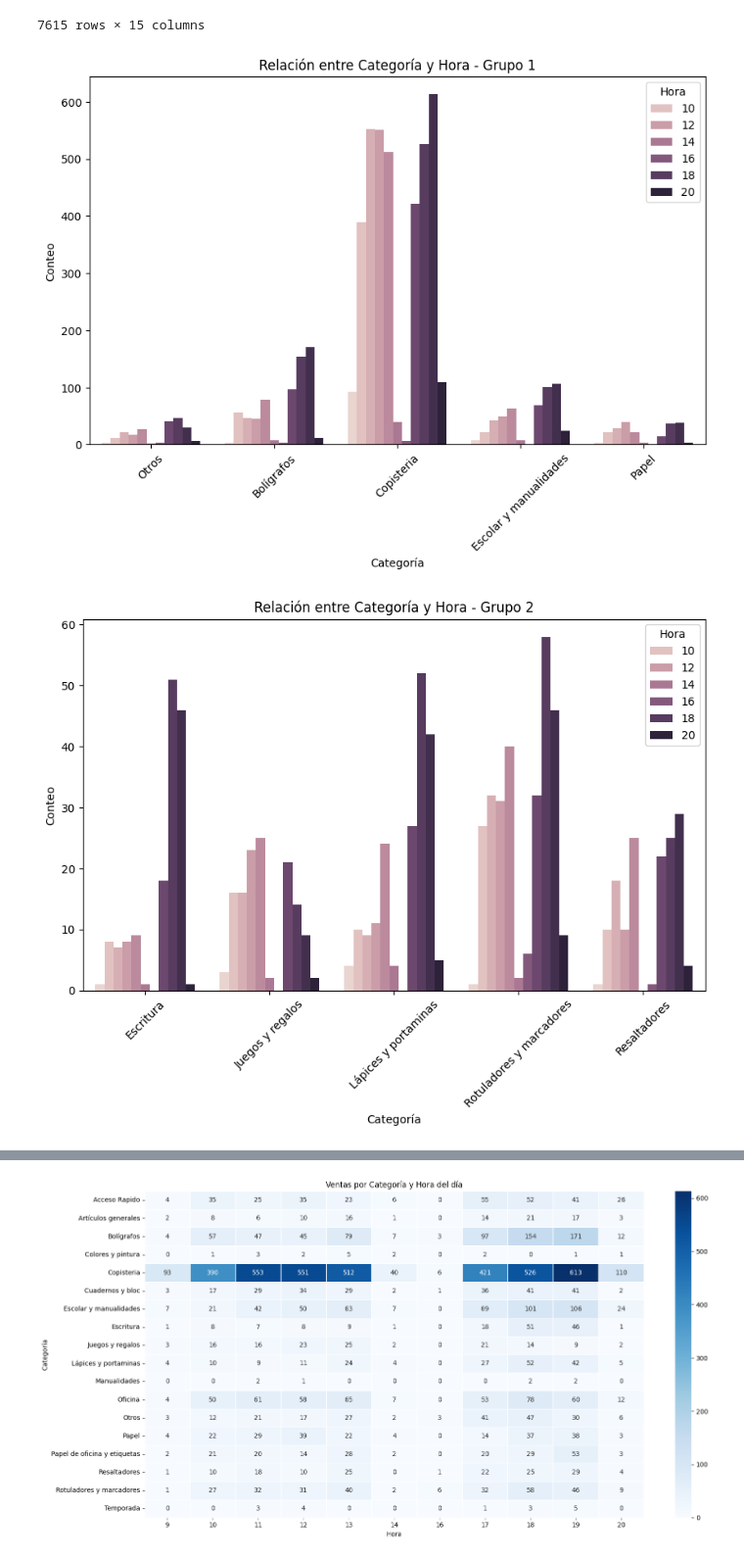
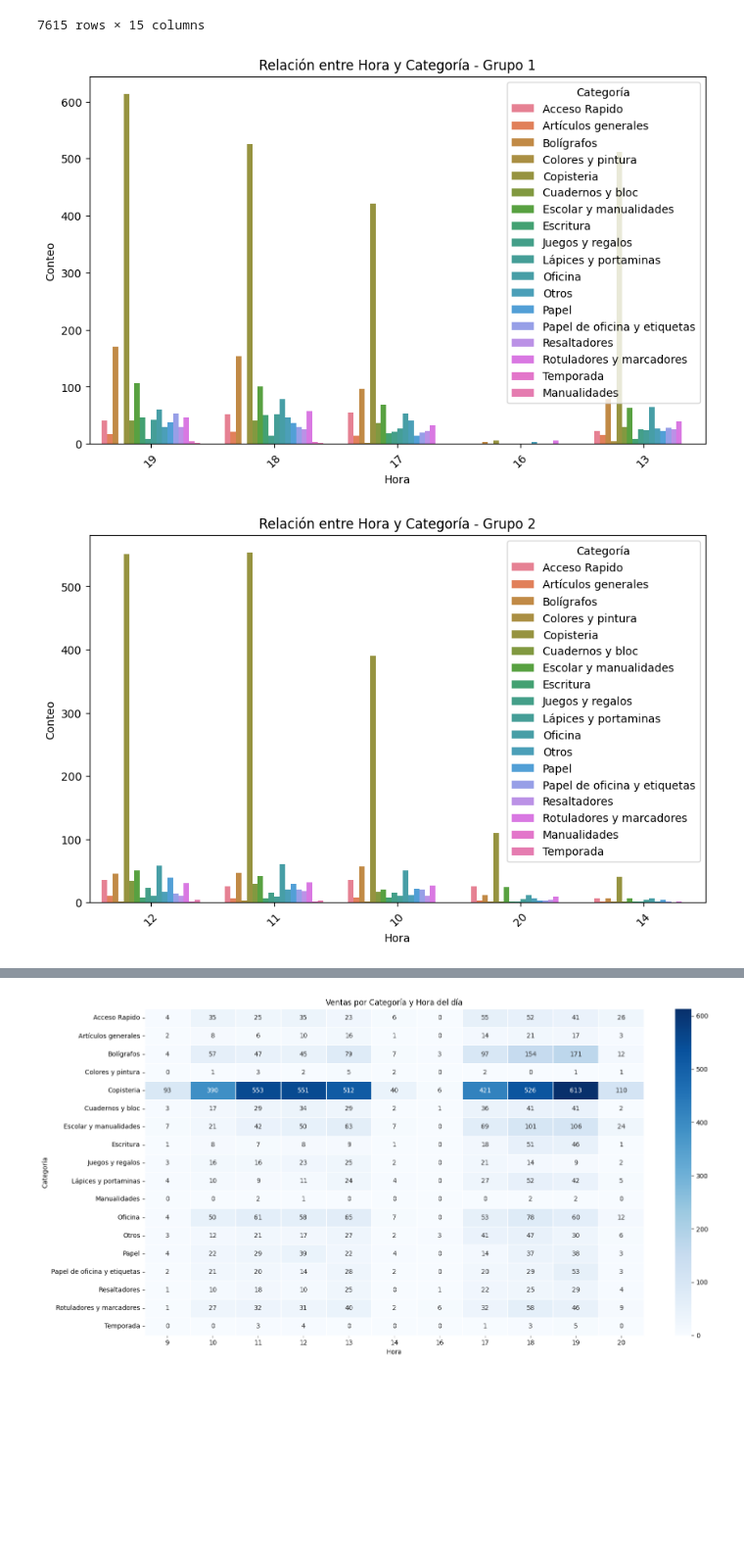
Before and after one commit to alimadriz0110/EDA_Trazos_y_Hojas, a Jupyter notebook: src/notebooks/notebook_eda_raquel.ipynb, the cells around one changed output, grey strips where cells are left out. Shown at 98% size. Saved outputs shown, nothing was run; the diff lists cells and outputs as text; code cells hidden in the pictures; blank space fills up the shorter version.

```diff
--- a/src/notebooks/notebook_eda_raquel.ipynb
+++ b/src/notebooks/notebook_eda_raquel.ipynb
@@ -238,7 +238,7 @@ ventas
 | 7614 | Copia A4 B/N | 1.0 | Copisteria | 19/01/2026 9:47:02 | 0.0 | 0.15 | Eat in | ... |
 7615 rows × 15 columns
 # %%
-plot_categorical_relationship_fin(ventas, "Categoría","Hora")
+plot_categorical_relationship_fin(ventas, "Hora","Categoría")
 # %% [output]
-[figure, old version]
+[figure, new version]
-[figure, old version]
+[figure, new version]
```
Also changed, not shown: parts of 32 cells of this notebook, 1 other file.
